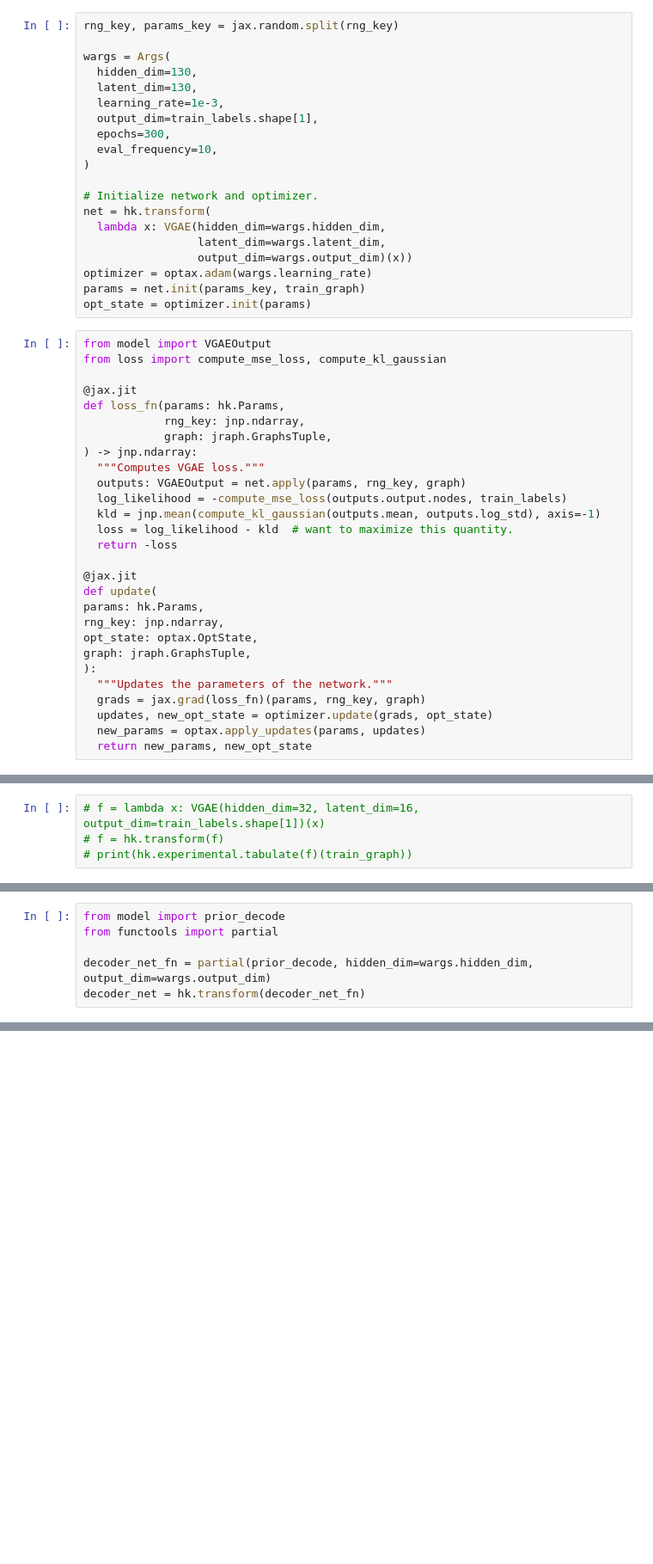
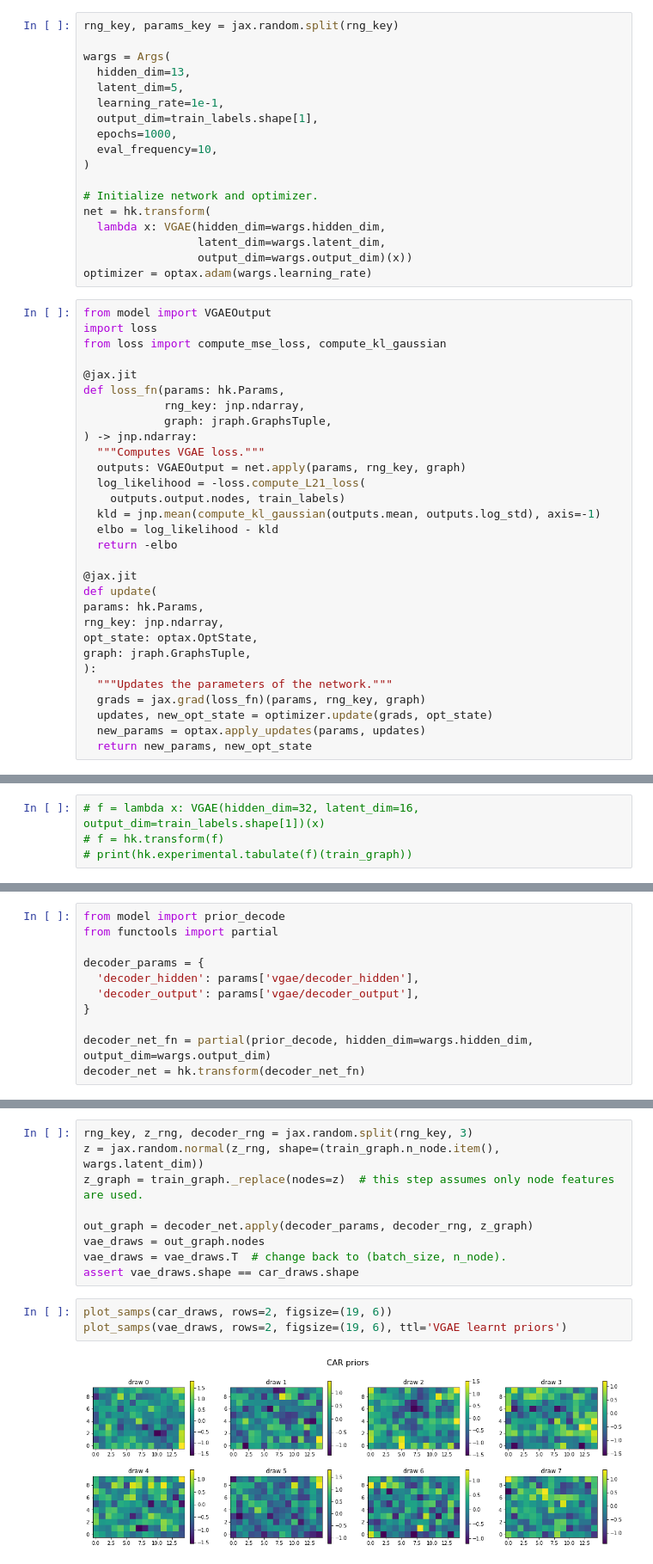
Before and after one commit to salfaris/PriorVGAE, a Jupyter notebook: car_example.ipynb, the cells around one changed output, grey strips where cells are left out. Shown at 86% size. Cells and saved outputs as stored; diff of their text form; blank space fills up the shorter version.

```diff
--- a/car_example.ipynb
+++ b/car_example.ipynb
@@ -205,11 +209,11 @@ class Args(NamedTuple):
 rng_key, params_key = jax.random.split(rng_key)
 
 wargs = Args(
-  hidden_dim=130,
-  latent_dim=130,
-  learning_rate=1e-3,
+  hidden_dim=13,
+  latent_dim=5,
+  learning_rate=1e-1,
   output_dim=train_labels.shape[1],
-  epochs=300,
+  epochs=1000,
   eval_frequency=10,
 )
 
@@ -219,10 +223,9 @@ net = hk.transform(
                  latent_dim=wargs.latent_dim,
                  output_dim=wargs.output_dim)(x))
 optimizer = optax.adam(wargs.learning_rate)
-params = net.init(params_key, train_graph)
-opt_state = optimizer.init(params)
 # %%
 from model import VGAEOutput
+import loss
 from loss import compute_mse_loss, compute_kl_gaussian
 
 @jax.jit
@@ -232,10 +235,11 @@ def loss_fn(params: hk.Params,
 ) -> jnp.ndarray:
   """Computes VGAE loss."""
   outputs: VGAEOutput = net.apply(params, rng_key, graph)
-  log_likelihood = -compute_mse_loss(outputs.output.nodes, train_labels)
+  log_likelihood = -loss.compute_L21_loss(
+    outputs.output.nodes, train_labels)
   kld = jnp.mean(compute_kl_gaussian(outputs.mean, outputs.log_std), axis=-1)
-  loss = log_likelihood - kld  # want to maximize this quantity.
-  return -loss
+  elbo = log_likelihood - kld
+  return -elbo
 
 @jax.jit
 def update(
@@ -296,5 +298,10 @@ decoder_params = {
 from model import prior_decode
 from functools import partial
 
+decoder_params = {
+  'decoder_hidden': params['vgae/decoder_hidden'],
+  'decoder_output': params['vgae/decoder_output'],
+}
+
 decoder_net_fn = partial(prior_decode, hidden_dim=wargs.hidden_dim, output_dim=wargs.output_dim)
 decoder_net = hk.transform(decoder_net_fn)
@@ -311,0 +308,14 @@ decoder_net = hk.transform(decoder_net_fn)
+# %%
+rng_key, z_rng, decoder_rng = jax.random.split(rng_key, 3)
+z = jax.random.normal(z_rng, shape=(train_graph.n_node.item(), wargs.latent_dim))
+z_graph = train_graph._replace(nodes=z)  # this step assumes only node features are used.
+
+out_graph = decoder_net.apply(decoder_params, decoder_rng, z_graph)
+vae_draws = out_graph.nodes
+vae_draws = vae_draws.T  # change back to (batch_size, n_node).
+assert vae_draws.shape == car_draws.shape
+# %%
+plot_samps(car_draws, rows=2, figsize=(19, 6))
+plot_samps(vae_draws, rows=2, figsize=(19, 6), ttl='VGAE learnt priors')
+# %% [output]
+[figure, added]
```
Also changed, not shown: parts of 28 cells of this notebook, 1 other file.
